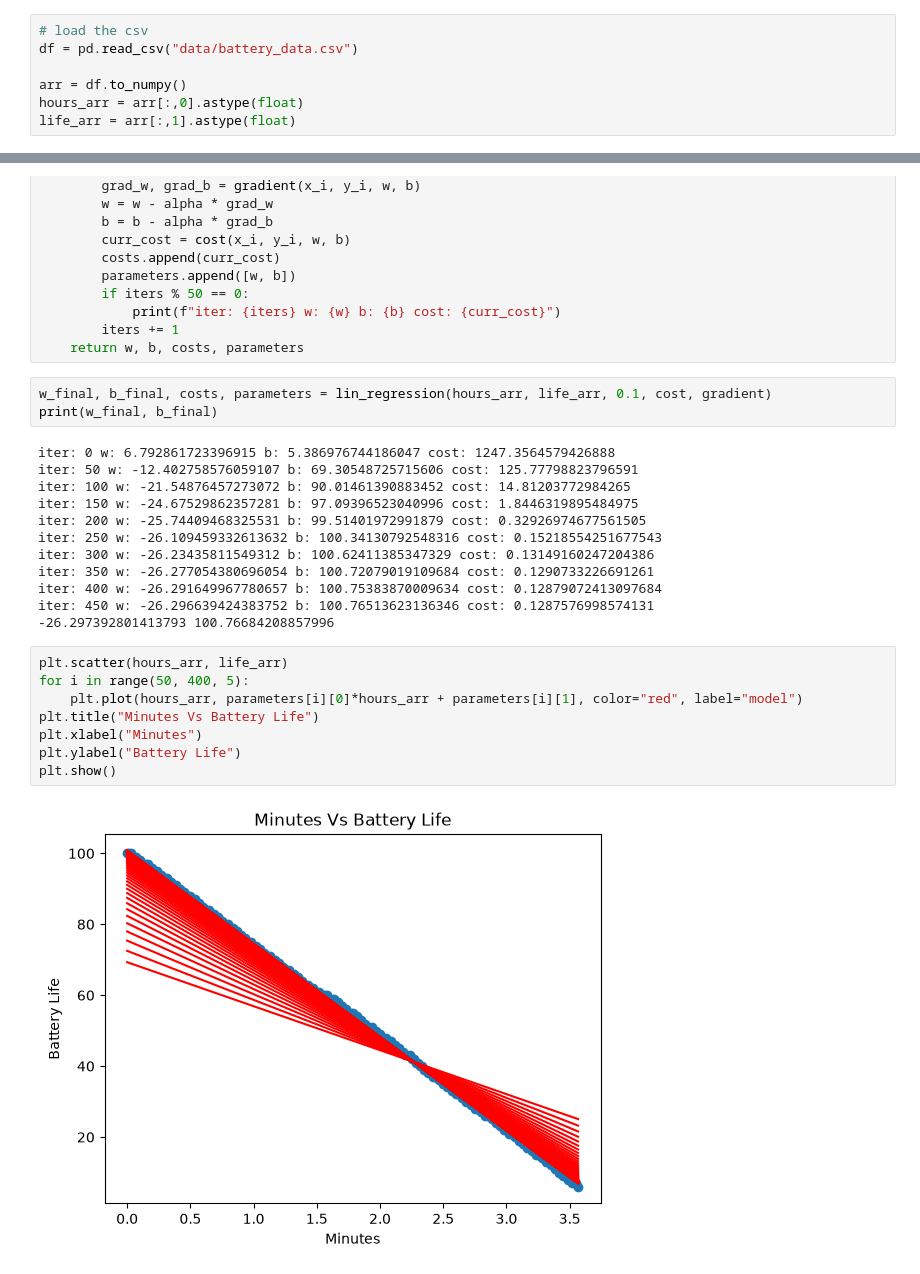
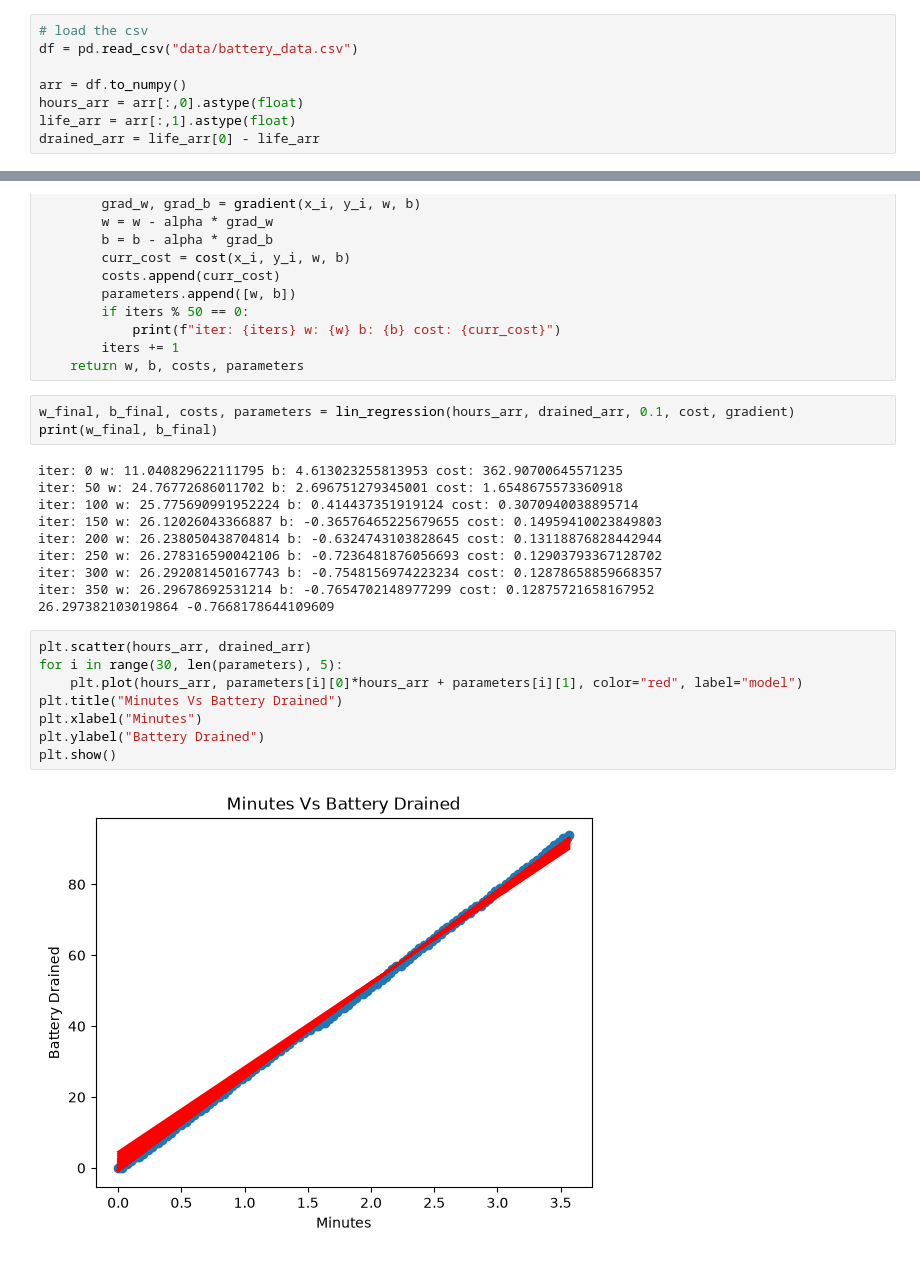
Before and after one commit to ethanhu912/Battery-Predictor, a Jupyter notebook: training.ipynb, the cells around one changed output, grey strips where cells are left out. Drawn from its saved outputs; the diff is of its cells as text.

Commit message:
changed to battery drained to mitigate errors from starting at different battery percentages

```diff
--- a/training.ipynb
+++ b/training.ipynb
@@ -9,4 +9,5 @@ df = pd.read_csv("data/battery_data.csv")
 arr = df.to_numpy()
 hours_arr = arr[:,0].astype(float)
 life_arr = arr[:,1].astype(float)
+drained_arr = life_arr[0] - life_arr
 # %%
@@ -62,27 +63,25 @@ def lin_regression(x_i: np.ndarray, y_i: np.ndarray, alpha: float, cost, gradien
         iters += 1
     return w, b, costs, parameters
 # %%
-w_final, b_final, costs, parameters = lin_regression(hours_arr, life_arr, 0.1, cost, gradient)
+w_final, b_final, costs, parameters = lin_regression(hours_arr, drained_arr, 0.1, cost, gradient)
 print(w_final, b_final)
 # %% [output]
-iter: 0 w: 6.792861723396915 b: 5.386976744186047 cost: 1247.3564579426888
-iter: 50 w: -12.402758576059107 b: 69.30548725715606 cost: 125.77798823796591
-iter: 100 w: -21.54876457273072 b: 90.01461390883452 cost: 14.81203772984265
-iter: 150 w: -24.67529862357281 b: 97.09396523040996 cost: 1.8446319895484975
-iter: 200 w: -25.74409468325531 b: 99.51401972991879 cost: 0.32926974677561505
-iter: 250 w: -26.109459332613632 b: 100.34130792548316 cost: 0.15218554251677543
-iter: 300 w: -26.23435811549312 b: 100.62411385347329 cost: 0.13149160247204386
-iter: 350 w: -26.277054380696054 b: 100.72079019109684 cost: 0.1290733226691261
-iter: 400 w: -26.291649967780657 b: 100.75383870009634 cost: 0.12879072413097684
-iter: 450 w: -26.296639424383752 b: 100.76513623136346 cost: 0.1287576998574131
--26.297392801413793 100.76684208857996
+iter: 0 w: 11.040829622111795 b: 4.613023255813953 cost: 362.90700645571235
+iter: 50 w: 24.76772686011702 b: 2.696751279345001 cost: 1.6548675573360918
+iter: 100 w: 25.775690991952224 b: 0.414437351919124 cost: 0.3070940038895714
+iter: 150 w: 26.12026043366887 b: -0.36576465225679655 cost: 0.14959410023849803
+iter: 200 w: 26.238050438704814 b: -0.6324743103828645 cost: 0.13118876828442944
+iter: 250 w: 26.278316590042106 b: -0.7236481876056693 cost: 0.12903793367128702
+iter: 300 w: 26.292081450167743 b: -0.7548156974223234 cost: 0.12878658859668357
+iter: 350 w: 26.29678692531214 b: -0.7654702148977299 cost: 0.12875721658167952
+26.297382103019864 -0.7668178644109609
 # %%
-plt.scatter(hours_arr, life_arr)
-for i in range(50, 400, 5):
+plt.scatter(hours_arr, drained_arr)
+for i in range(30, len(parameters), 5):
     plt.plot(hours_arr, parameters[i][0]*hours_arr + parameters[i][1], color="red", label="model")
-plt.title("Minutes Vs Battery Life")
+plt.title("Minutes Vs Battery Drained")
 plt.xlabel("Minutes")
-plt.ylabel("Battery Life")
+plt.ylabel("Battery Drained")
 plt.show()
 # %% [output]
-[figure, old version]
+[figure, new version]
```
Also changed, not shown: parts of 2 cells of this notebook, 5 other files.
